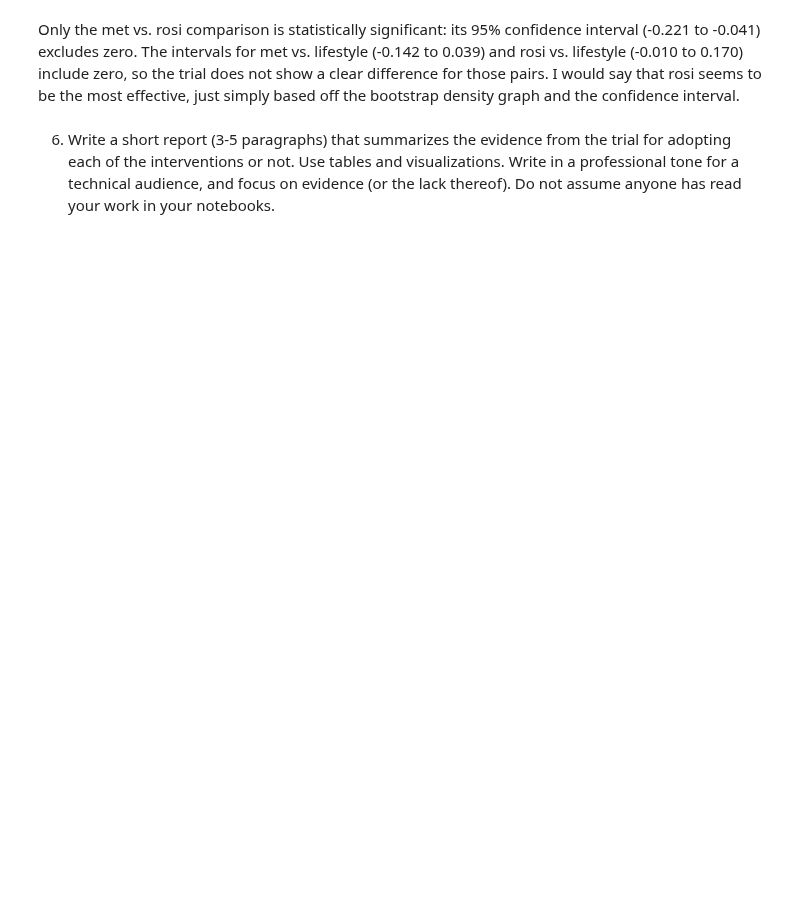
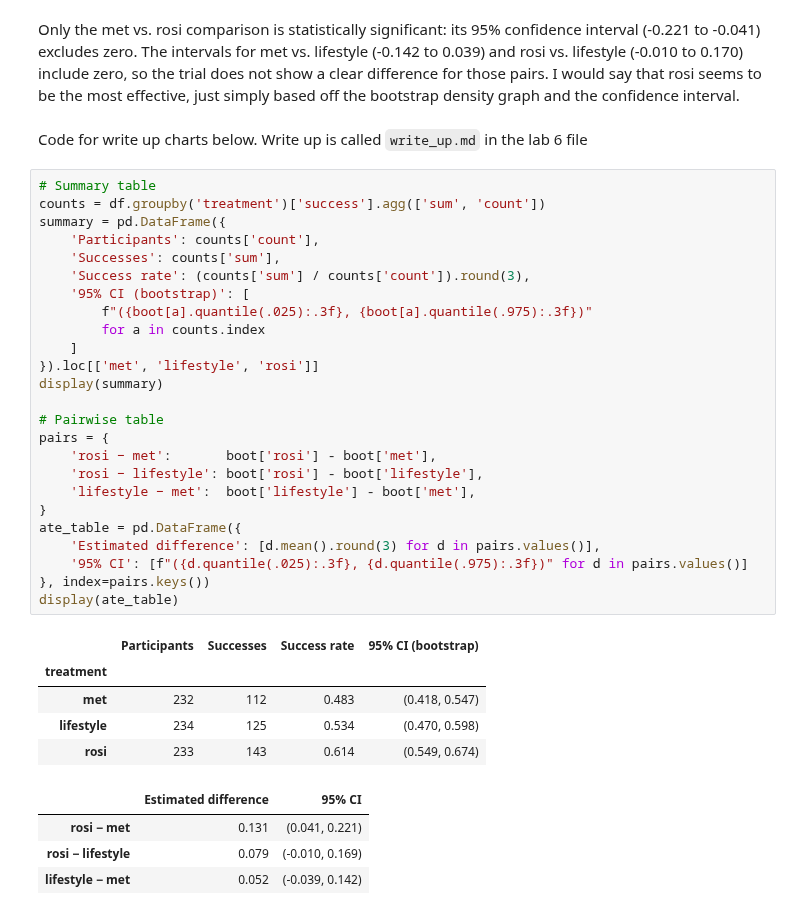
Before and after one commit to cejones8/UU_Labs, a Jupyter notebook: Lab 6/Thursday_lab/lab_06.ipynb, the cells around one changed output. Saved outputs shown, nothing was run; the diff lists cells and outputs as text; blank space fills up the shorter version.

Commit message:
finish lab, write up, and add images

```diff
--- a/Lab 6/Thursday_lab/lab_06.ipynb
+++ b/Lab 6/Thursday_lab/lab_06.ipynb
@@ -309,4 +309,39 @@ print(np.percentile(rosi_life, [2.5, 97.5]))
 # %% [markdown]
 Only the met vs. rosi comparison is statistically significant: its 95% confidence interval (-0.221 to -0.041) excludes zero. The intervals for met vs. lifestyle (-0.142 to 0.039) and rosi vs. lifestyle (-0.010 to 0.170) include zero, so the trial does not show a clear difference for those pairs. I would say that rosi seems to be the most effective, just simply based off the bootstrap density graph and the confidence interval.
-# %% [markdown]
-6. Write a short report (3-5 paragraphs) that summarizes the evidence from the trial for adopting each of the interventions or not. Use tables and visualizations. Write in a professional tone for a technical audience, and focus on evidence (or the lack thereof). Do not assume anyone has read your work in your notebooks.
+# %% [markdown]
+Code for write up charts below. Write up is called `write_up.md` in the lab 6 file
+# %%
+# Summary table
+counts = df.groupby('treatment')['success'].agg(['sum', 'count'])
+summary = pd.DataFrame({
+    'Participants': counts['count'],
+    'Successes': counts['sum'],
+    'Success rate': (counts['sum'] / counts['count']).round(3),
+    '95% CI (bootstrap)': [
+        f"({boot[a].quantile(.025):.3f}, {boot[a].quantile(.975):.3f})"
+        for a in counts.index
+    ]
+}).loc[['met', 'lifestyle', 'rosi']]
+display(summary)
+
+# Pairwise table
+pairs = {
+    'rosi − met':       boot['rosi'] - boot['met'],
+    'rosi − lifestyle': boot['rosi'] - boot['lifestyle'],
+    'lifestyle − met':  boot['lifestyle'] - boot['met'],
+}
+ate_table = pd.DataFrame({
+    'Estimated difference': [d.mean().round(3) for d in pairs.values()],
+    '95% CI': [f"({d.quantile(.025):.3f}, {d.quantile(.975):.3f})" for d in pairs.values()]
+}, index=pairs.keys())
+display(ate_table)
+# %% [output]
+|  | Participants | Successes | Success rate | 95% CI (bootstrap) |
+| treatment |  |  |  |  |
+| met | 232 | 112 | 0.483 | (0.418, 0.547) |
+| lifestyle | 234 | 125 | 0.534 | (0.470, 0.598) |
+| rosi | 233 | 143 | 0.614 | (0.549, 0.674) |
+|  | Estimated difference | 95% CI |
+| rosi − met | 0.131 | (0.041, 0.221) |
+| rosi − lifestyle | 0.079 | (-0.010, 0.169) |
+| lifestyle − met | 0.052 | (-0.039, 0.142) |
```
Also changed, not shown: parts of 8 cells of this notebook, 3 other files.
